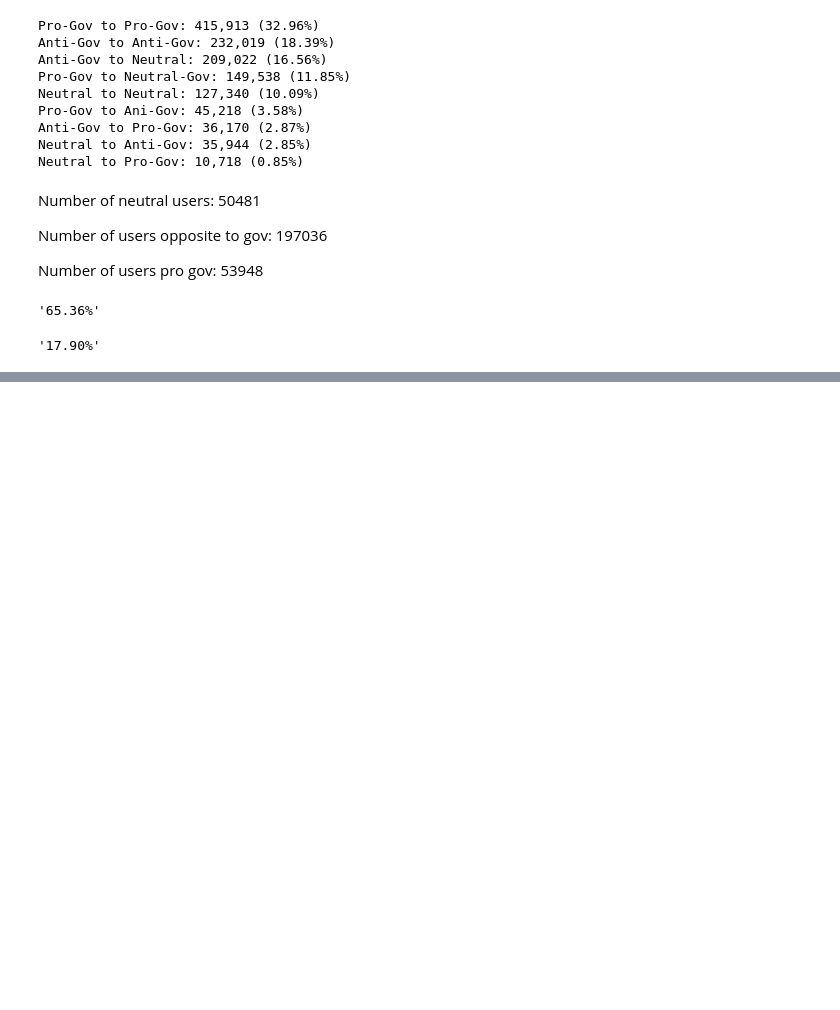
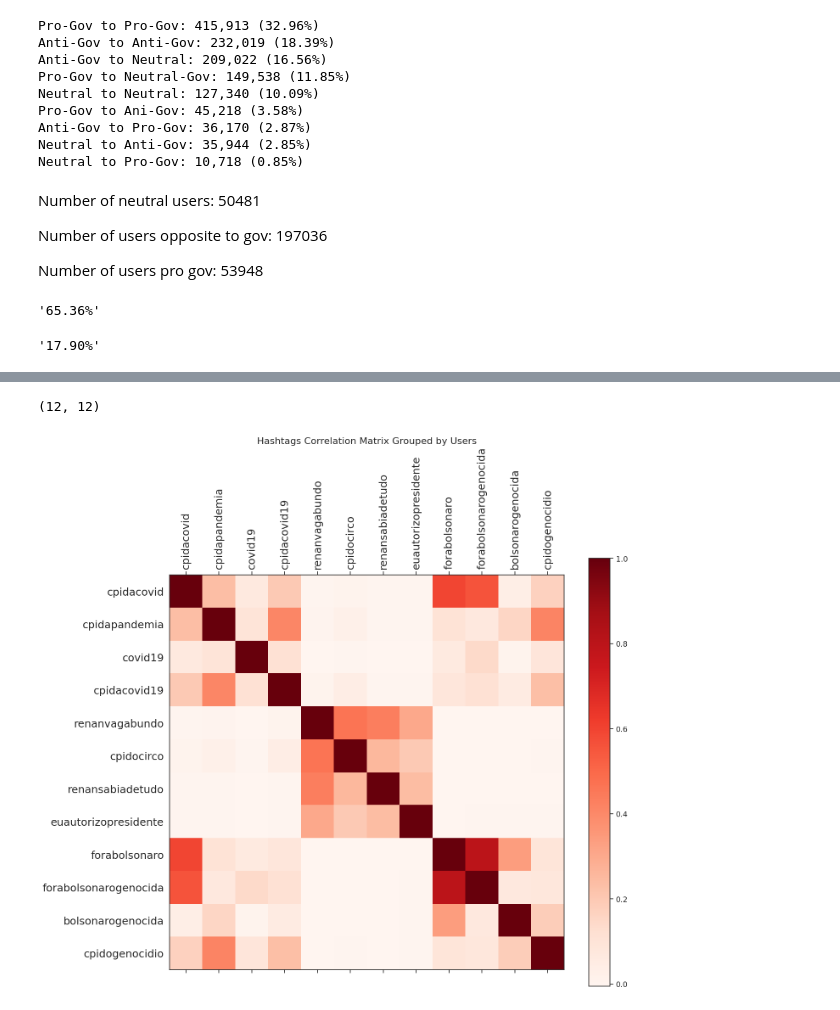
Before and after one commit to lucasraniere/twitter-cpi-case-study, a Jupyter notebook: hashtags_validation.ipynb, the cells around one changed output, grey strips where cells are left out. Cells and saved outputs as stored; diff of their text form; code cells hidden in the pictures; blank space fills up the shorter version.

```diff
--- a/hashtags_validation.ipynb
+++ b/hashtags_validation.ipynb
@@ -1013,0 +1018,4 @@ percentage(53948, total_users)
+# %%
+import matplotlib.pyplot as plt
+import seaborn as sns
+sns.set_theme(style="white")
@@ -1013,0 +1060,3 @@ percentage(53948, total_users)
+# %%
+import pandas as pd
+df = pd.read_csv('data/corr_data/hastags_by_users.csv')
@@ -1013,0 +1074,17 @@ percentage(53948, total_users)
+# %%
+df_corr.shape
+# %% [output]
+(12, 12)
+# %%
+f = plt.figure(figsize=(15, 13))
+#plt.matshow(df.corr(), fignum=f.number, cmap='YlGnBu')
+plt.matshow(df.corr(), fignum=f.number, cmap='Reds')
+plt.xticks(range(df.select_dtypes(['number']).shape[1]), df.select_dtypes(['number']).columns, fontsize=18, rotation=90)
+plt.yticks(range(df.select_dtypes(['number']).shape[1]), df.select_dtypes(['number']).columns, fontsize=18)
+cb = plt.colorbar()
+cb.ax.tick_params(labelsize=13)
+plt.title('Hashtags Correlation Matrix Grouped by Users', fontsize=16);
+plt.savefig('correlation_users.png', dpi=300)
+plt.show()
+# %% [output]
+[figure, added]
```
Also changed, not shown: parts of 44 cells of this notebook, 3 other files.
